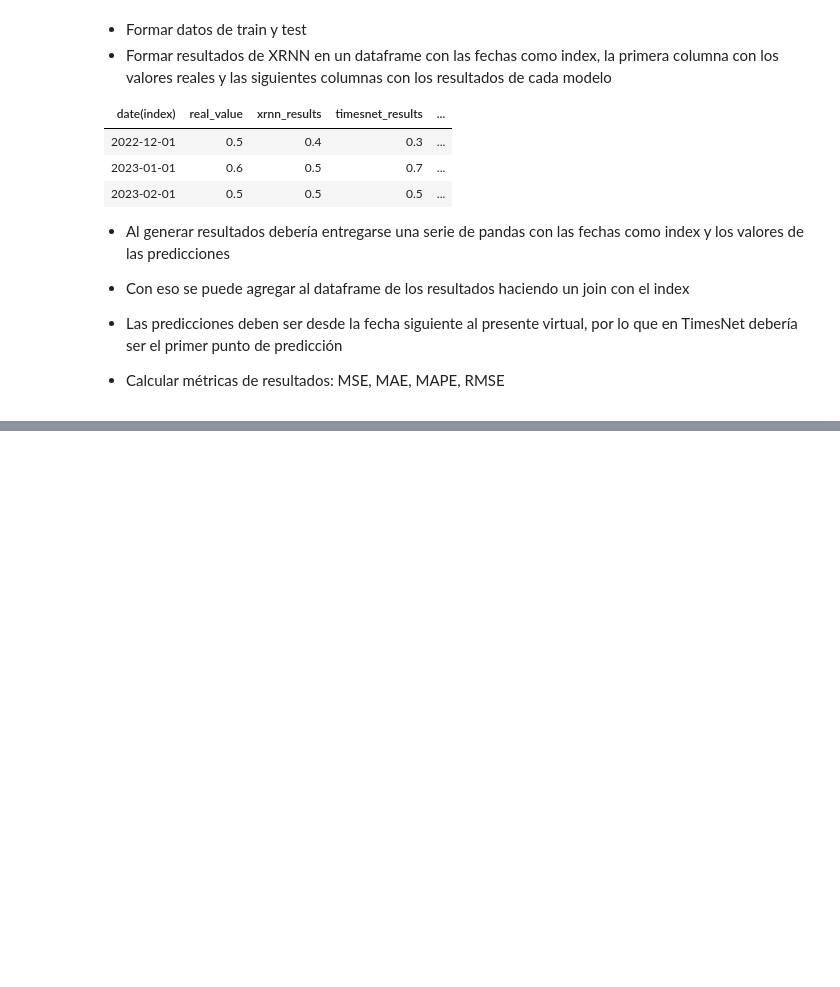
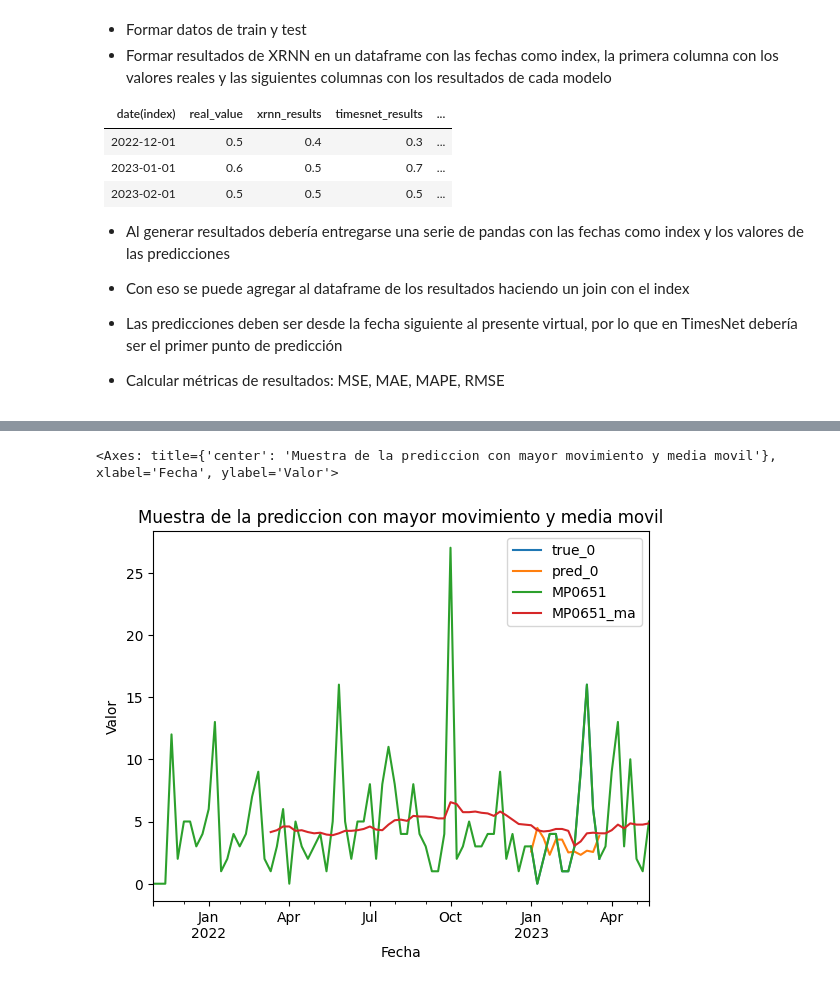
Before and after one commit to FranciscoSotoU/Time-Series-Library, a Jupyter notebook: debug.ipynb, the cells around one changed output, grey strips where cells are left out. Saved outputs shown, nothing was run; the diff lists cells and outputs as text; code cells hidden in the pictures; blank space fills up the shorter version.

```diff
--- a/debug.ipynb
+++ b/debug.ipynb
@@ -102,0 +162,7 @@ test_data_sugar.to_csv(datasets_path+'sugar_test.csv')
+# %%
+union = union.join(df_bueno_ma,rsuffix='_ma')
+# %%
+union.plot(title="Muestra de la prediccion con mayor movimiento y media movil",xlabel= 'Fecha', ylabel = 'Valor')
+# %% [output]
+<Axes: title={'center': 'Muestra de la prediccion con mayor movimiento y media movil'}, xlabel='Fecha', ylabel='Valor'>
+[figure, added]
```
Also changed, not shown: parts of 22 cells of this notebook, 9 other files.
